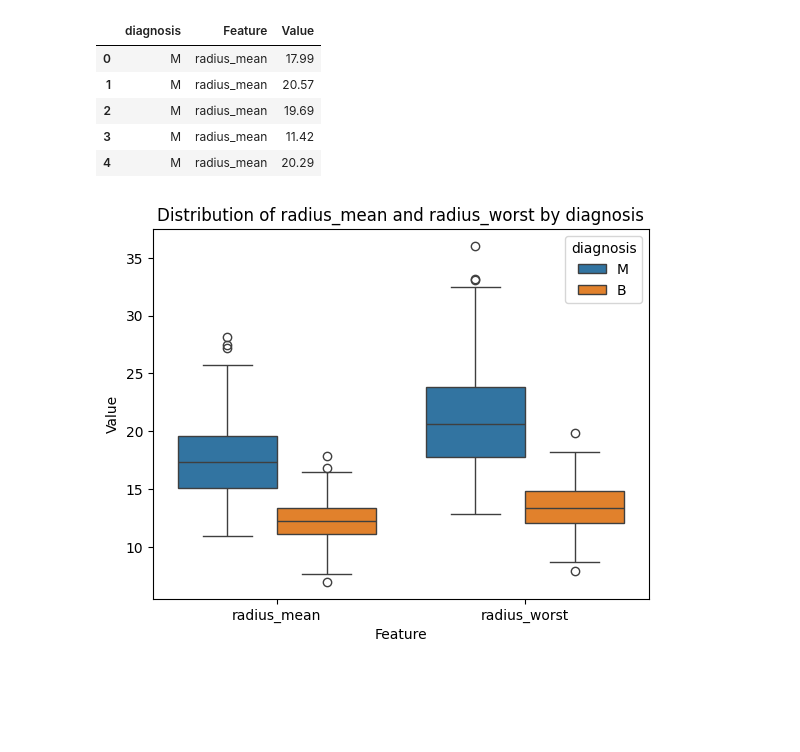
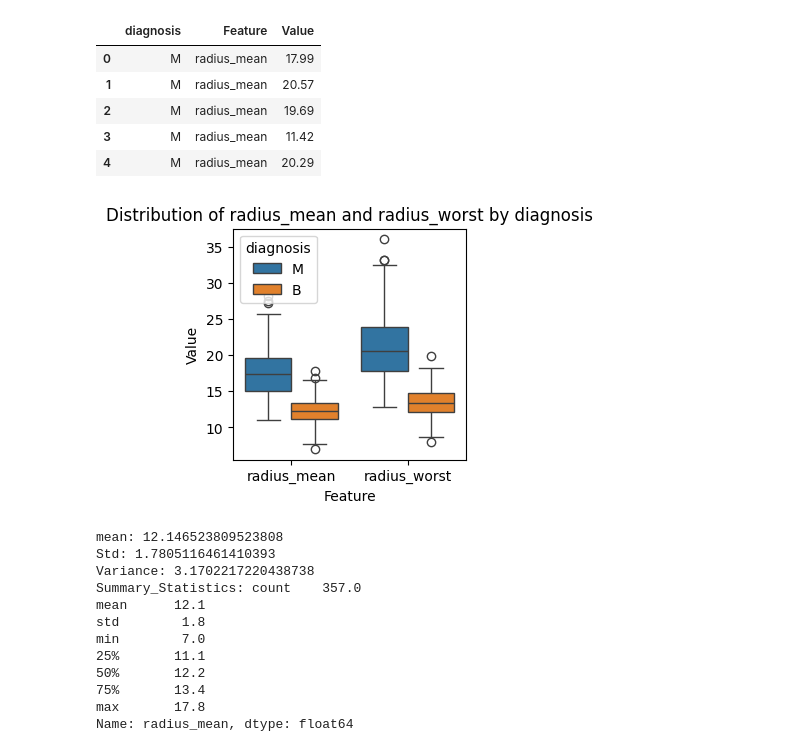
Before and after one commit to Mostafij-k/Exploratory_Data_Analysis, a Jupyter notebook: EDA_Breast_Cancer_Data.ipynb, the cells around one changed output. Saved outputs shown, nothing was run; the diff lists cells and outputs as text; code cells hidden in the pictures; blank space fills up the shorter version.

```diff
--- a/EDA_Breast_Cancer_Data.ipynb
+++ b/EDA_Breast_Cancer_Data.ipynb
@@ -229,15 +229,35 @@ Data_long.head()
 | 4 | M | radius_mean | 20.29 |
 # %%
 # Draw Box Plot
+plt.figure(figsize=(3,3))
 sns.boxplot(
     data=Data_long,
     x='Feature',
     y='Value',
     hue='diagnosis')
 plt.title('Distribution of radius_mean and radius_worst by diagnosis')
 plt.show()
 # %% [output]
-[figure, old version]
+[figure, new version]
 # %%
 # Conclusion
 # we found 3 outlier in benign radius_mean and 2 outlier in benign radius_worst
+# %%
+# Summary statistics of bening tumor radiance mean
+print('mean:', Data_Bening.radius_mean.mean())
+print('Std:', Data_Bening.radius_mean.std())
+print('Variance:', Data_Bening.radius_mean.var())
+print('Summary_Statistics:', np.round(Data_Bening.radius_mean.describe(),1))
+# %% [output]
+mean: 12.146523809523808
+Std: 1.7805116461410393
+Variance: 3.1702217220438738
+Summary_Statistics: count    357.0
+mean      12.1
+std        1.8
+min        7.0
+25%       11.1
+50%       12.2
+75%       13.4
+max       17.8
+Name: radius_mean, dtype: float64
```
Also changed, not shown: parts of 2 cells of this notebook.
